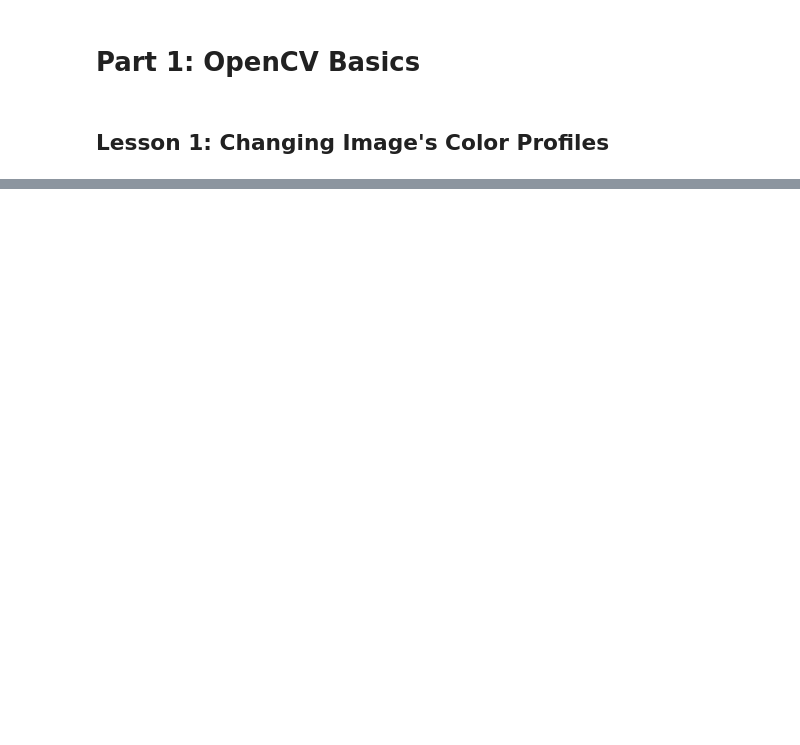
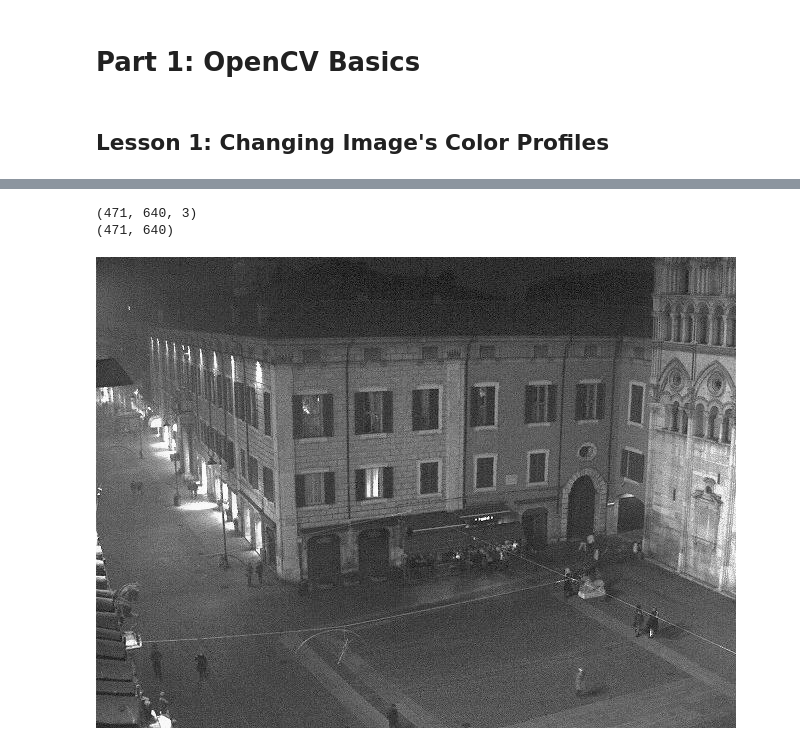
Before and after one commit to sydneyruoj/MeXE402_Finals_Abeleda_Dannielle_Louis_Ponsica_Sydney_Ruoj_I-, a Jupyter notebook: Converting_Images_to_Grayscale.ipynb, the cells around one changed output, grey strips where cells are left out. Saved outputs shown, nothing was run; the diff lists cells and outputs as text; code cells hidden in the pictures; blank space fills up the shorter version.

```diff
--- a/Converting_Images_to_Grayscale.ipynb
+++ b/Converting_Images_to_Grayscale.ipynb
@@ -32,0 +32,20 @@ cv2_imshow(HSV)
+# %%
+import cv2
+from google.colab.patches import cv2_imshow
+
+#colorful image - 3 channels
+image = cv2.imread("/content/MeXE402_Finals_Abeleda_Dannielle_Louis_Ponsica_Sydney_Ruoj_I-/images/night_1.jpg")
+print(image.shape)
+
+#grayscale image
+gray = cv2.cvtColor(image,cv2.COLOR_BGR2GRAY)
+print(gray.shape)
+
+#HSV Image
+#HSV = cv2.cvtColor(image,cv2.COLOR_BGR2HSV)
+#print(HSV.shape)
+cv2_imshow(gray)
+# %% [output]
+(471, 640, 3)
+(471, 640)
+[figure, added]
```
Also changed, not shown: parts of 2 cells of this notebook.
